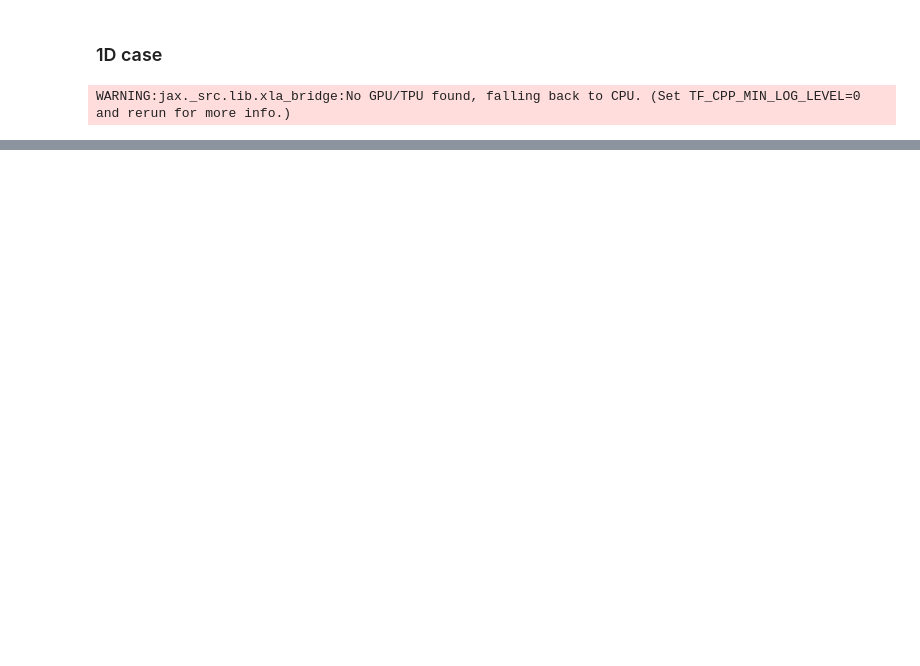
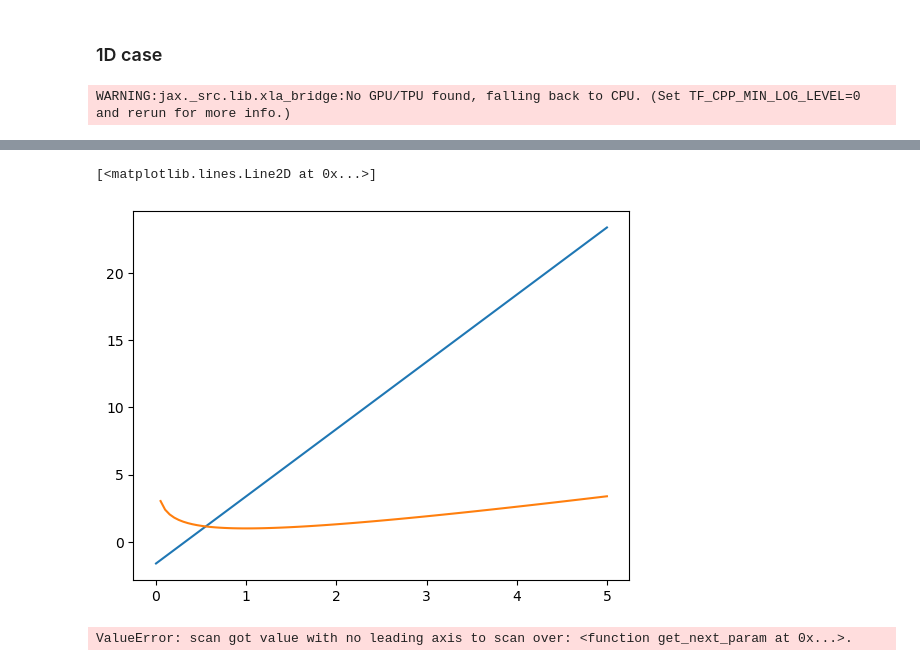
Before and after one commit to LukasEin/jaxgp, a Jupyter notebook: random.ipynb, the cells around one changed output, grey strips where cells are left out. Drawn from its saved outputs; the diff is of its cells as text; code cells hidden in the pictures; blank space fills up the shorter version.

```diff
--- a/random.ipynb
+++ b/random.ipynb
@@ -89,0 +96,10 @@ DeviceArray([1, 2, 3, 4], dtype=int32)
+# %%
+grid = jnp.linspace(0.0, 5.0, 100)
+y_1 = -expon.logpdf(grid, 0.0, 0.2)
+y_2 = -gamma.logpdf(grid, 2.0)
+
+plt.plot(grid, y_1)
+plt.plot(grid, y_2)
+# %% [output]
+[<matplotlib.lines.Line2D at 0x...>]
+[figure, added]
@@ -89,0 +120,4 @@ DeviceArray([1, 2, 3, 4], dtype=int32)
+# %%
+scan(f, 0, get_next_param)
+# %% [output]
+ValueError: scan got value with no leading axis to scan over: <function get_next_param at 0x...>.
```
Also changed, not shown: parts of 10 cells of this notebook, 4 other files.
